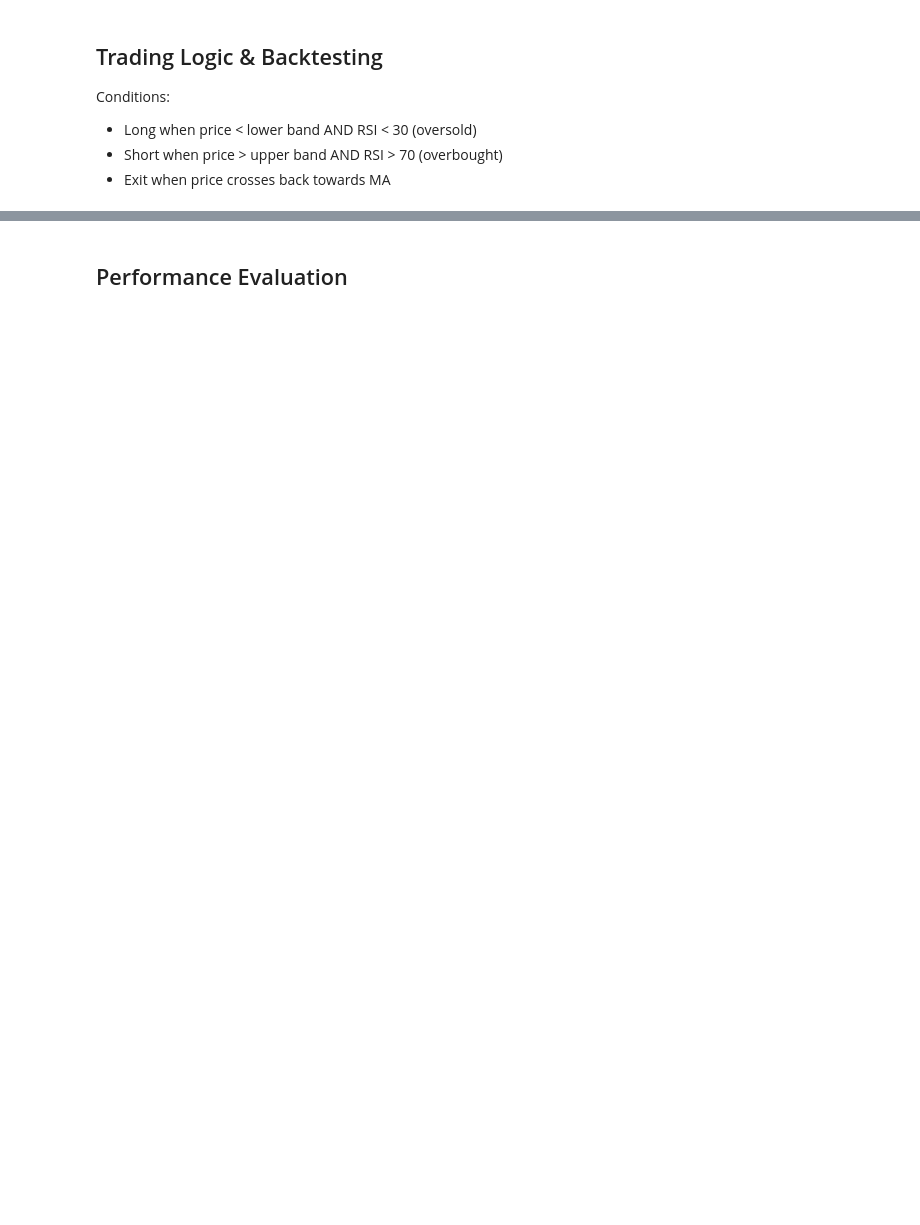
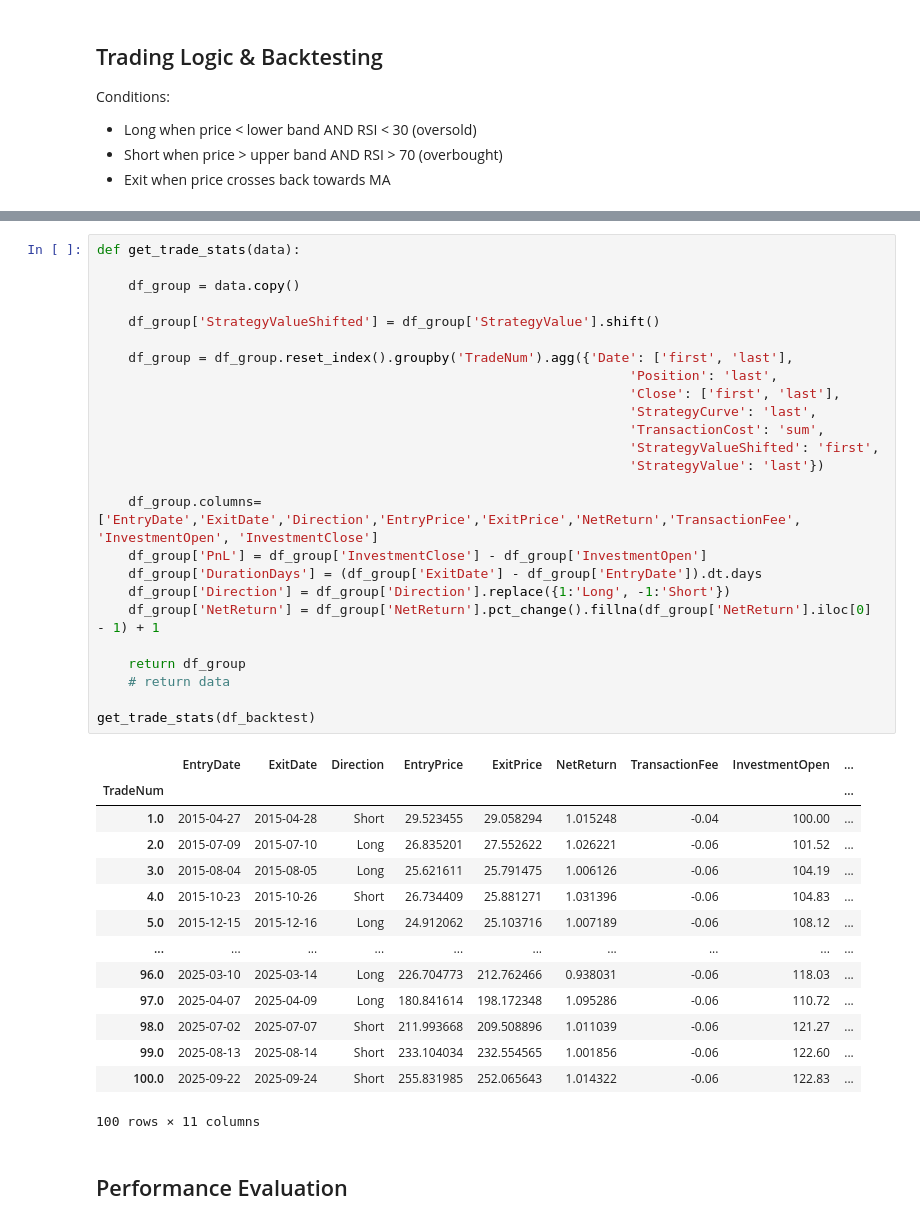
Before and after one commit to JamieW365/trading_algos, a Jupyter notebook: project2_bollinger/bollinger_mean_reversion.ipynb, the cells around one changed output, grey strips where cells are left out. Cells and saved outputs as stored; diff of their text form; blank space fills up the shorter version.

```diff
--- a/project2_bollinger/bollinger_mean_reversion.ipynb
+++ b/project2_bollinger/bollinger_mean_reversion.ipynb
@@ -191,3 +241,43 @@ df_backtest.tail()
+# %%
+def get_trade_stats(data):
+
+    df_group = data.copy()
+
+    df_group['StrategyValueShifted'] = df_group['StrategyValue'].shift()
+
+    df_group = df_group.reset_index().groupby('TradeNum').agg({'Date': ['first', 'last'],
+                                                                    'Position': 'last',
+                                                                    'Close': ['first', 'last'],
+                                                                    'StrategyCurve': 'last',
+                                                                    'TransactionCost': 'sum',
+                                                                    'StrategyValueShifted': 'first',
+                                                                    'StrategyValue': 'last'})
+
+    df_group.columns=['EntryDate','ExitDate','Direction','EntryPrice','ExitPrice','NetReturn','TransactionFee', 'InvestmentOpen', 'InvestmentClose']
+    df_group['PnL'] = df_group['InvestmentClose'] - df_group['InvestmentOpen']
+    df_group['DurationDays'] = (df_group['ExitDate'] - df_group['EntryDate']).dt.days
+    df_group['Direction'] = df_group['Direction'].replace({1:'Long', -1:'Short'})
+    df_group['NetReturn'] = df_group['NetReturn'].pct_change().fillna(df_group['NetReturn'].iloc[0] - 1) + 1
+
+    return df_group
+    # return data
+
+get_trade_stats(df_backtest)
+# %% [output]
+|  | EntryDate | ExitDate | Direction | EntryPrice | ExitPrice | NetReturn | TransactionFee | InvestmentOpen | ... |
+| TradeNum |  |  |  |  |  |  |  |  | ... |
+| 1.0 | 2015-04-27 | 2015-04-28 | Short | 29.523455 | 29.058294 | 1.015248 | -0.04 | 100.00 | ... |
+| 2.0 | 2015-07-09 | 2015-07-10 | Long | 26.835201 | 27.552622 | 1.026221 | -0.06 | 101.52 | ... |
+| 3.0 | 2015-08-04 | 2015-08-05 | Long | 25.621611 | 25.791475 | 1.006126 | -0.06 | 104.19 | ... |
+| 4.0 | 2015-10-23 | 2015-10-26 | Short | 26.734409 | 25.881271 | 1.031396 | -0.06 | 104.83 | ... |
+| 5.0 | 2015-12-15 | 2015-12-16 | Long | 24.912062 | 25.103716 | 1.007189 | -0.06 | 108.12 | ... |
+| ... | ... | ... | ... | ... | ... | ... | ... | ... | ... |
+| 96.0 | 2025-03-10 | 2025-03-14 | Long | 226.704773 | 212.762466 | 0.938031 | -0.06 | 118.03 | ... |
+| 97.0 | 2025-04-07 | 2025-04-09 | Long | 180.841614 | 198.172348 | 1.095286 | -0.06 | 110.72 | ... |
+| 98.0 | 2025-07-02 | 2025-07-07 | Short | 211.993668 | 209.508896 | 1.011039 | -0.06 | 121.27 | ... |
+| 99.0 | 2025-08-13 | 2025-08-14 | Short | 233.104034 | 232.554565 | 1.001856 | -0.06 | 122.60 | ... |
+| 100.0 | 2025-09-22 | 2025-09-24 | Short | 255.831985 | 252.065643 | 1.014322 | -0.06 | 122.83 | ... |
+100 rows × 11 columns
 # %% [markdown]
 ## Performance Evaluation
 # %%
```
Also changed, not shown: parts of 24 cells of this notebook, 2 other files.
